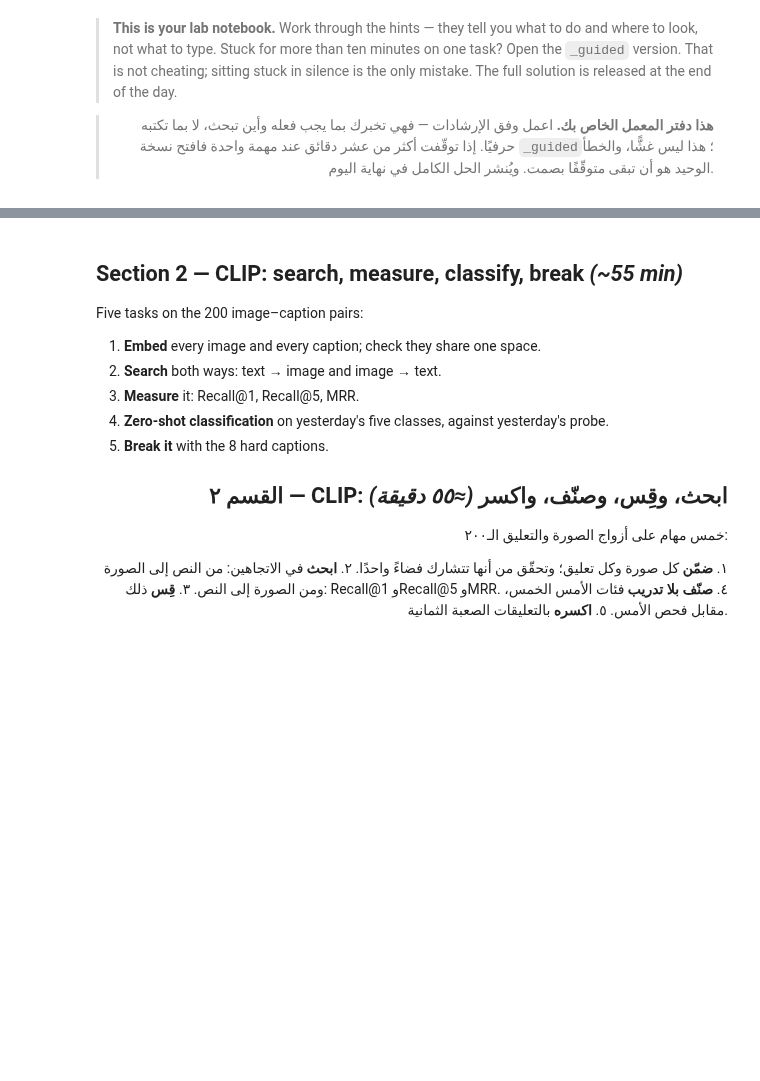
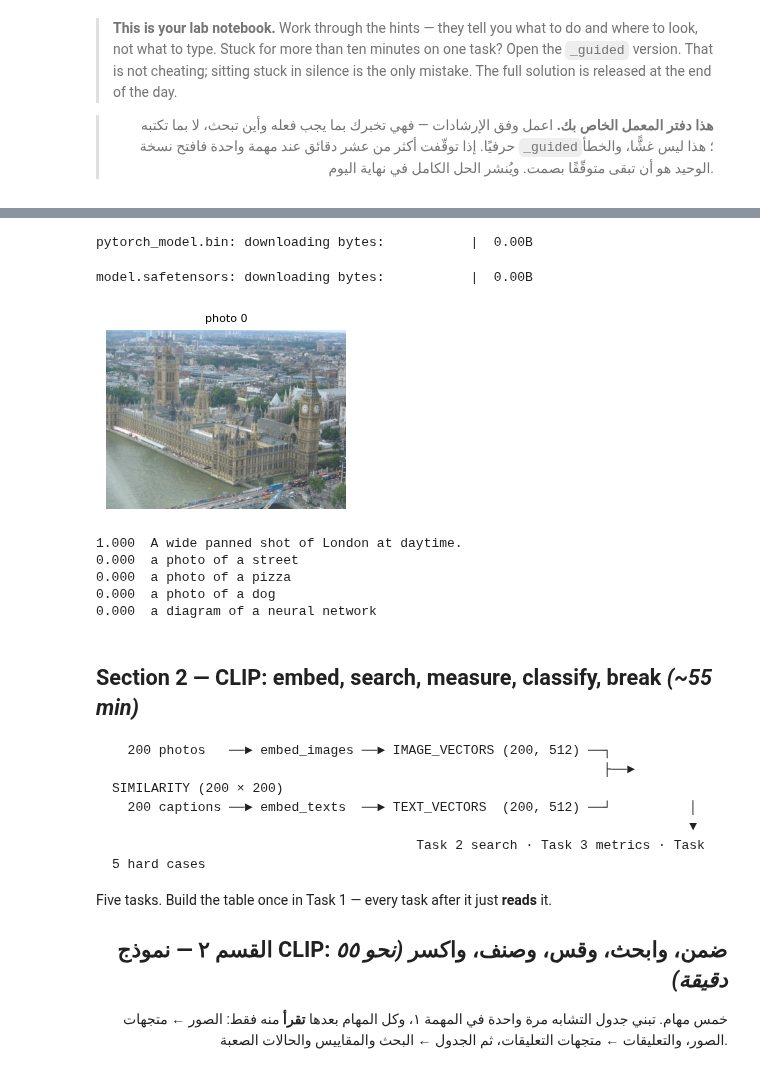
Before and after one commit to albandricx/AIEP_Olo_student, a Jupyter notebook: week_7_multimodal/labs/D2_clip_vlm/D2_clip_vlm_blank.ipynb, the cells around one changed output, grey strips where cells are left out. Cells and saved outputs as stored; diff of their text form; code cells hidden in the pictures; blank space fills up the shorter version.

````diff
--- a/week_7_multimodal/labs/D2_clip_vlm/D2_clip_vlm_blank.ipynb
+++ b/week_7_multimodal/labs/D2_clip_vlm/D2_clip_vlm_blank.ipynb
@@ -216,14 +261,21 @@ print('"a thing" scores the same against both: true of everything, useful for no
 # %%
+# === Demo 2: real CLIP scores one photo against five sentences ========================
 from transformers import CLIPModel, CLIPProcessor
 
 clip = CLIPModel.from_pretrained("openai/clip-vit-base-patch32").eval()
-clip_processor = CLIPProcessor.from_pretrained("openai/clip-vit-base-patch32")
+clip_processor = CLIPProcessor.from_pretrained("openai/clip-vit-base-patch32")   # resizes photos, splits text into tokens
 
-photo = Image.open(CAPTION_IMAGES[0]).convert("RGB")
-sentences = ["a photo of a dog", "a photo of a pizza", "a photo of a street",
-             CAPTIONS.caption[0], "a diagram of a neural network"]
-batch = clip_processor(text=sentences, images=photo, return_tensors="pt", padding=True)
-probabilities = clip(**batch).logits_per_image.softmax(-1)[0]
-plt.imshow(photo); plt.axis("off"); plt.show()
-for p, s in sorted(zip(probabilities.tolist(), sentences), reverse=True):
-    print(f"{p:.3f}  {s}")
+photo = load_image(CAPTION_IMAGES[0])
+sentences = ["a photo of a dog",
+             "a photo of a pizza",
+             "a photo of a street",
+             CAPTIONS.caption[0],                      # the photo's real caption
+             "a diagram of a neural network"]
+
+inputs = clip_processor(text=sentences, images=photo, return_tensors="pt", padding=True)
+scores = clip(**inputs).logits_per_image.softmax(-1)[0]      # one score per sentence; they add up to 1
+
+show_images([photo], ["photo 0"])
+for score, sentence in sorted(zip(scores.tolist(), sentences), reverse=True):
+    print(f"{score:.3f}  {sentence}")
+# %% [output]
@@ -230,25 +284,30 @@ for p, s in sorted(zip(probabilities.tolist(), sentences), reverse=True):
+pytorch_model.bin: downloading bytes:           |  0.00B
+model.safetensors: downloading bytes:           |  0.00B
+[figure, added]
+1.000  A wide panned shot of London at daytime.
+0.000  a photo of a street
+0.000  a photo of a pizza
+0.000  a photo of a dog
+0.000  a diagram of a neural network
 # %% [markdown]
-## Section 2 — CLIP: search, measure, classify, break  *(~55 min)*
+## Section 2 — CLIP: embed, search, measure, classify, break  *(~55 min)*
 
-Five tasks on the 200 image–caption pairs:
+```
+  200 photos   ──► embed_images ──► IMAGE_VECTORS (200, 512) ──┐
+                                                               ├──► SIMILARITY (200 × 200)
+  200 captions ──► embed_texts  ──► TEXT_VECTORS  (200, 512) ──┘          │
+                                                                          ▼
+                                       Task 2 search · Task 3 metrics · Task 5 hard cases
+```
 
-1. **Embed** every image and every caption; check they share one space.
-2. **Search** both ways: text → image and image → text.
-3. **Measure** it: Recall@1, Recall@5, MRR.
-4. **Zero-shot classification** on yesterday's five classes, against yesterday's probe.
-5. **Break it** with the 8 hard captions.
+Five tasks. Build the table once in Task 1 — every task after it just **reads** it.
 
 <div dir="rtl" align="right">
 
-## القسم ٢ — CLIP: ابحث، وقِس، وصنّف، واكسر  *(≈٥٥ دقيقة)*
+## القسم ٢ — نموذج CLIP: ضمن، وابحث، وقس، وصنف، واكسر  *(نحو ٥٥ دقيقة)*
 
-خمس مهام على أزواج الصورة والتعليق الـ٢٠٠:
-
-١. **ضمّن** كل صورة وكل تعليق؛ وتحقّق من أنها تتشارك فضاءً واحدًا.
-٢. **ابحث** في الاتجاهين: من النص إلى الصورة ومن الصورة إلى النص.
-٣. **قِس** ذلك: Recall@1 وRecall@5 وMRR.
-٤. **صنّف بلا تدريب** فئات الأمس الخمس، مقابل فحص الأمس.
-٥. **اكسره** بالتعليقات الصعبة الثمانية.
+خمس مهام. تبني جدول التشابه مرة واحدة في المهمة ١، وكل المهام بعدها **تقرأ** منه فقط:
+الصور ← متجهات الصور، والتعليقات ← متجهات التعليقات، ثم الجدول ← البحث والمقاييس والحالات الصعبة.
 
 </div>
 # %% [markdown]
````
Also changed, not shown: parts of 45 cells of this notebook.
